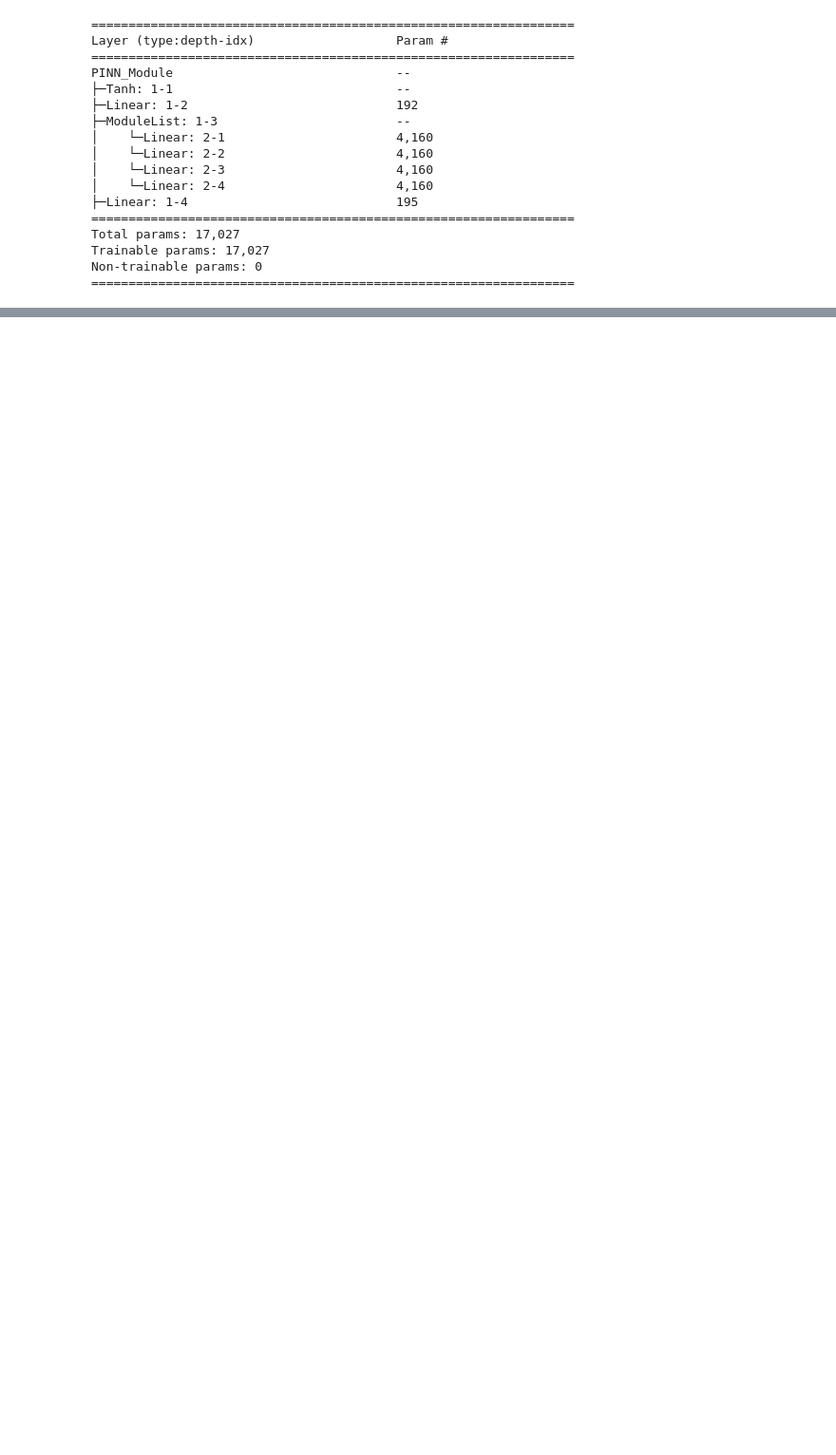
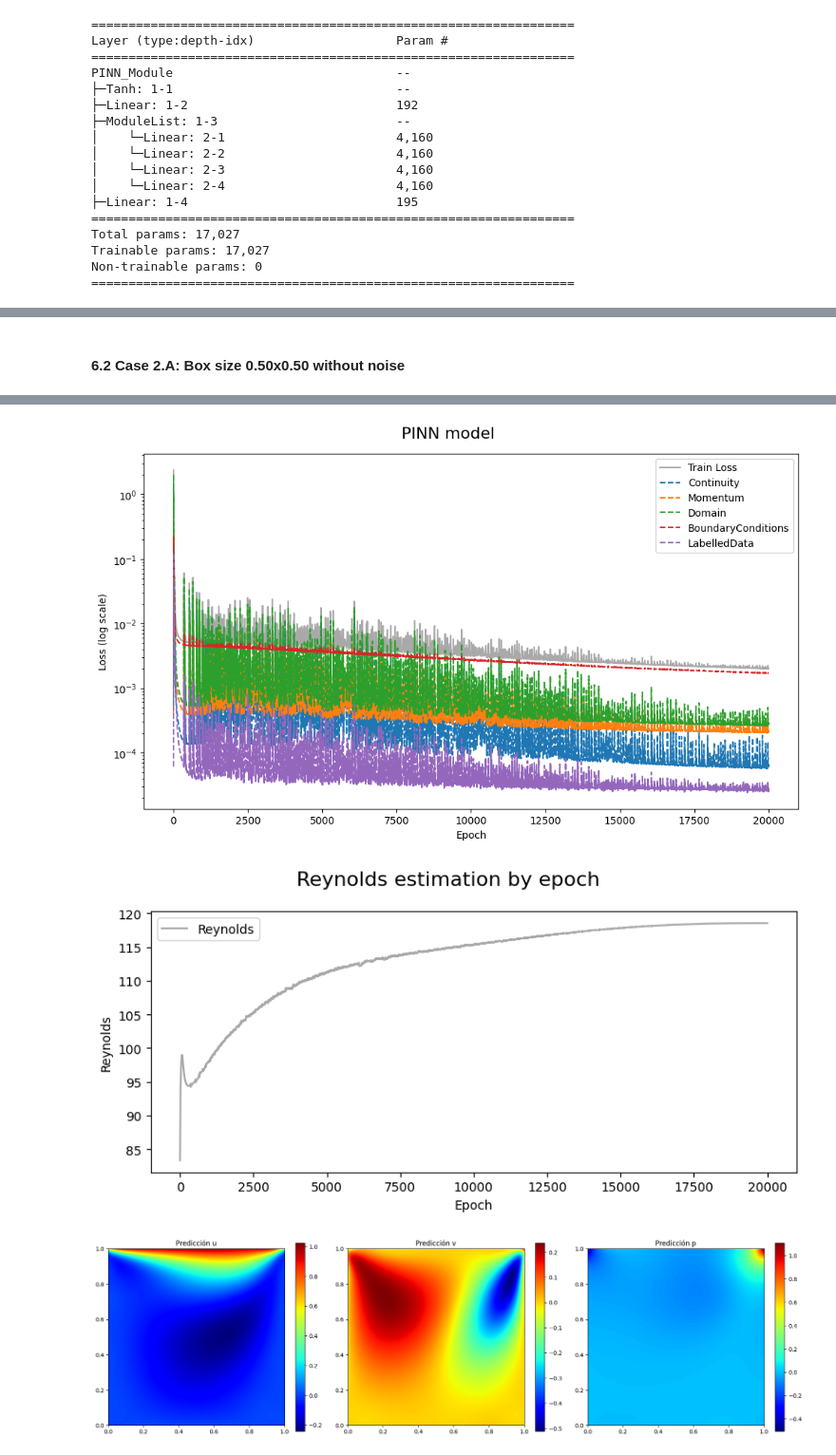
Before and after one commit to bdesia/ceia-pinn, a Jupyter notebook: tp1/ceia_tp4.ipynb, the cells around one changed output, grey strips where cells are left out. Shown at 95% size. Drawn from its saved outputs; the diff is of its cells as text; code cells hidden in the pictures; blank space fills up the shorter version.

```diff
--- a/tp1/ceia_tp4.ipynb
+++ b/tp1/ceia_tp4.ipynb
@@ -881,0 +989,5 @@ ReLUperformsreallybad
+# %% [markdown]
+#### 6.2 Case 2.A: Box size 0.50x0.50 without noise
+# %%
+run_case(datasets_50)
+# %% [output]
@@ -881,0 +1011,3 @@ ReLUperformsreallybad
+[figure, added]
+[figure, added]
+[figure, added]
```
Also changed, not shown: parts of 48 cells of this notebook.
